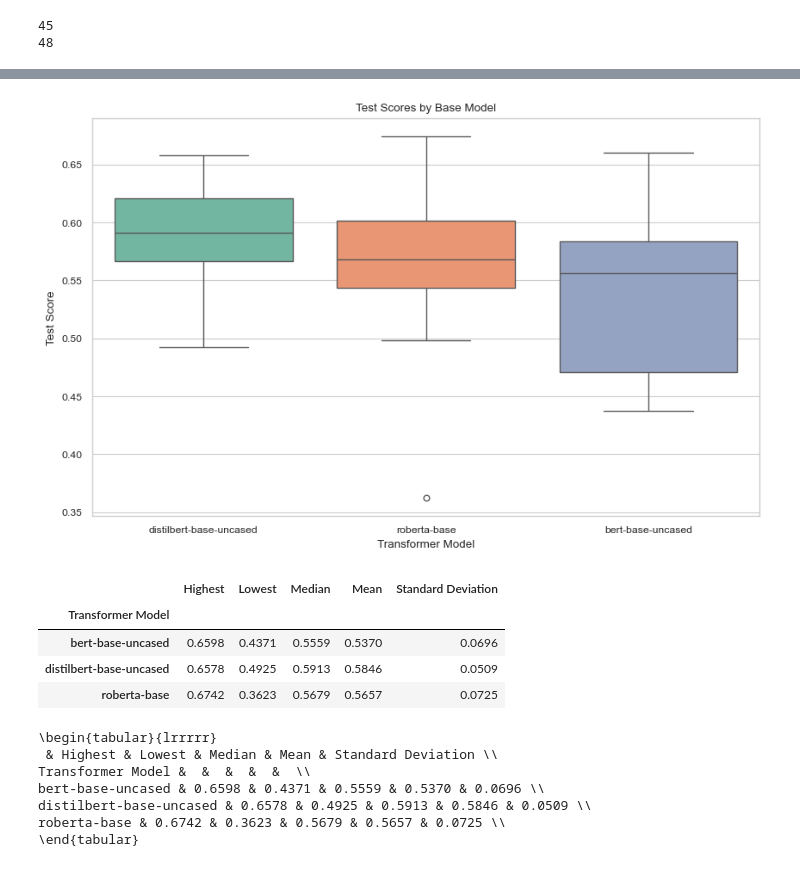
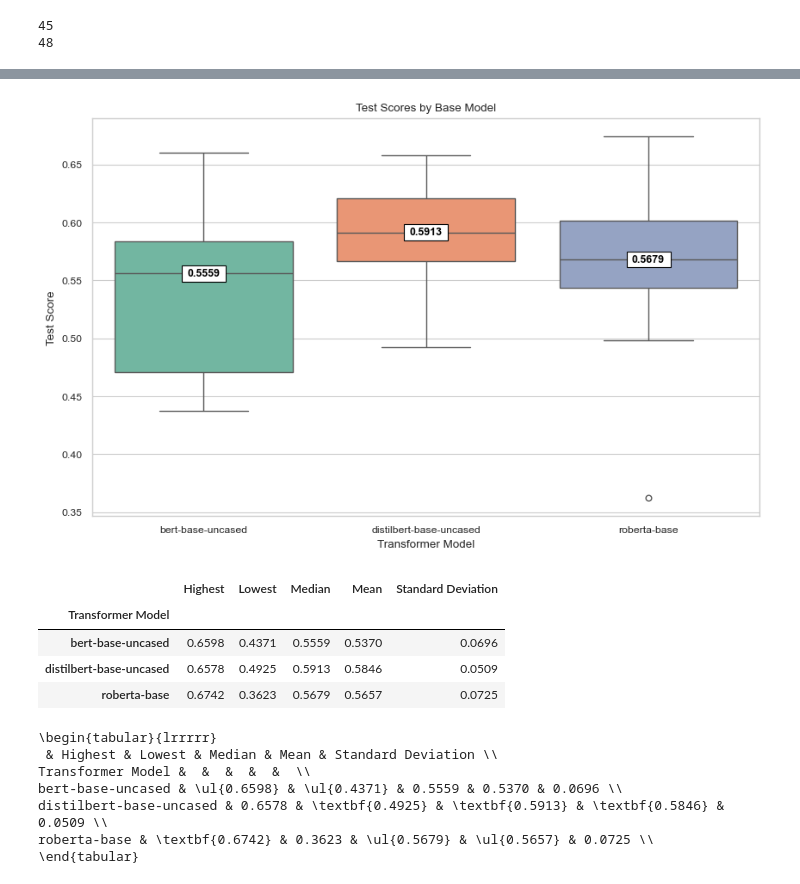
Before and after one commit to cezary17/contrastner, a Jupyter notebook: analysis/base_model_analysis.ipynb, the cells around one changed output, grey strips where cells are left out. Cells and saved outputs as stored; diff of their text form; code cells hidden in the pictures.

Commit message:
more changes and renamed model

```diff
--- a/analysis/base_model_analysis.ipynb
+++ b/analysis/base_model_analysis.ipynb
@@ -36,5 +36,6 @@ print(len(df))
 # %%
 df = df[["transformer_model", "test_score"]]
 df = df.loc[df["test_score"] > 0.01]
-len(df)
+df = df.sort_values(by=["transformer_model"]).reset_index(drop=True)
+df
 # %% [output]
@@ -42,17 +59,69 @@ len(df)
 # %%
-plt.figure(figsize=(10, 6))
+X_SIZE = 10
+Y_SIZE = 6
 
-sns.boxplot(x='transformer_model', y='test_score', data=df, hue='transformer_model')
+plt.figure(figsize=(X_SIZE, Y_SIZE))
+
+box_plot = sns.boxplot(
+    data=df,
+    x='transformer_model',
+    y='test_score',
+    hue='transformer_model'
+)
 
 plt.title('Test Scores by Base Model')
 plt.xlabel('Transformer Model')
 plt.ylabel('Test Score')
 
+medians = df.groupby(['transformer_model'])['test_score'].median()
+
+# Get the current axis
+ax = plt.gca()
+
+# Calculate the vertical offset based on the plot size
+y_range = ax.get_ylim()[1] - ax.get_ylim()[0]
+vertical_offset = y_range * 0.01
+
+x_margin = X_SIZE = 0.025
+y_margin = Y_SIZE = 0.0025
+
+for xtick in box_plot.get_xticks():
+    median = medians.iloc[xtick]
+    text = ax.text(
+        xtick,
+        median,
+        f'{median:.4f}',
+        horizontalalignment='center',
+        verticalalignment='center',
+        size=9,
+        color='black',
+        weight='semibold'
+    )
+
+    # Get the bounding box of the text
+    bbox = text.get_window_extent(renderer=plt.gcf().canvas.get_renderer())
+
+    # Convert bbox to data coordinates
+    bbox_data = bbox.transformed(ax.transData.inverted())
+
+    rect = plt.Rectangle((bbox_data.x0 - x_margin, bbox_data.y0 - y_margin),
+                         bbox_data.width + 2*x_margin,
+                         bbox_data.height + 2*y_margin,
+                         facecolor='white',
+                         edgecolor='black',
+                         # alpha=0.7,
+                         zorder=3)
+
+    ax.add_patch(rect)
+
+    # Bring the text to the front
+    text.set_zorder(4)
+
 save_path = Path(os.getcwd(), "output_figs", "base_model_fig.png")
 plt.savefig(save_path, bbox_inches='tight')
 plt.show()
 # %% [output]
-[figure, old version]
+[figure, new version]
 # %%
 # Group the DataFrame by 'dataset' and calculate statistics for 'test_score'
 stats = df.groupby('transformer_model')['test_score'].agg(['max', 'min', 'median', 'mean', 'std'])
@@ -71,12 +140,21 @@ stats
 | distilbert-base-uncased | 0.6578 | 0.4925 | 0.5913 | 0.5846 | 0.0509 |
 | roberta-base | 0.6742 | 0.3623 | 0.5679 | 0.5657 | 0.0725 |
 # %%
-print(stats.style.format(precision=4).to_latex())
+def highlight_max(s, props=''):
+    return np.where(s == np.nanmax(s.values), props, '')
+
+def highlight_second_max(s, props=''):
+    return np.where(s == np.sort(s.values)[-2], props, '')
+
+styled_stats = stats.style.format(precision=4)
+styled_stats = styled_stats.apply(highlight_max, props="textbf:--rwrap;", subset=stats.columns[0:-1], axis=0)
+styled_stats = styled_stats.apply(highlight_second_max, props="ul:--rwrap;", subset=stats.columns[0:-1], axis=0)
+print(styled_stats.to_latex())
 # %% [output]
 \begin{tabular}{lrrrrr}
  & Highest & Lowest & Median & Mean & Standard Deviation \\
 Transformer Model &  &  &  &  &  \\
-bert-base-uncased & 0.6598 & 0.4371 & 0.5559 & 0.5370 & 0.0696 \\
-distilbert-base-uncased & 0.6578 & 0.4925 & 0.5913 & 0.5846 & 0.0509 \\
-roberta-base & 0.6742 & 0.3623 & 0.5679 & 0.5657 & 0.0725 \\
+bert-base-uncased & \ul{0.6598} & \ul{0.4371} & 0.5559 & 0.5370 & 0.0696 \\
+distilbert-base-uncased & 0.6578 & \textbf{0.4925} & \textbf{0.5913} & \textbf{0.5846} & 0.0509 \\
+roberta-base & \textbf{0.6742} & 0.3623 & \ul{0.5679} & \ul{0.5657} & 0.0725 \\
 \end{tabular}
```
Also changed, not shown: parts of 1 cell of this notebook, 9 other files.
